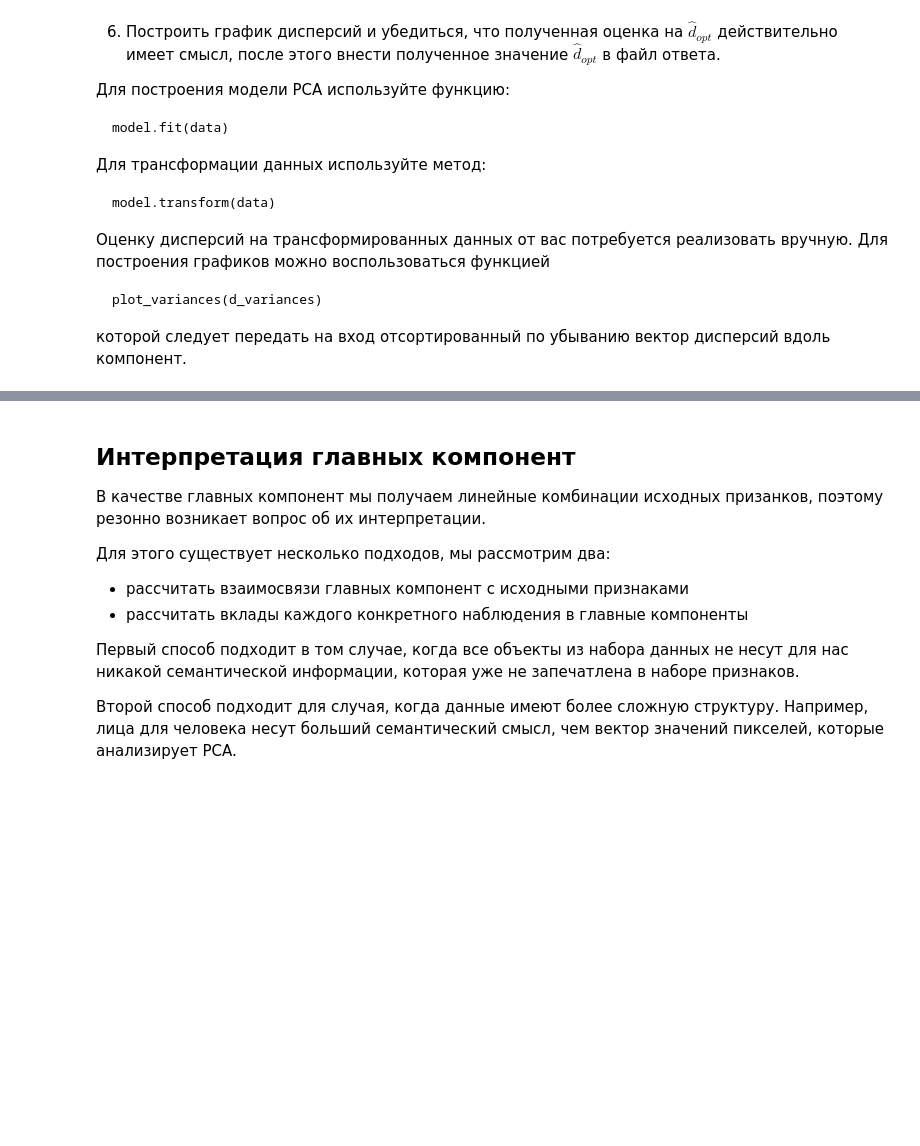
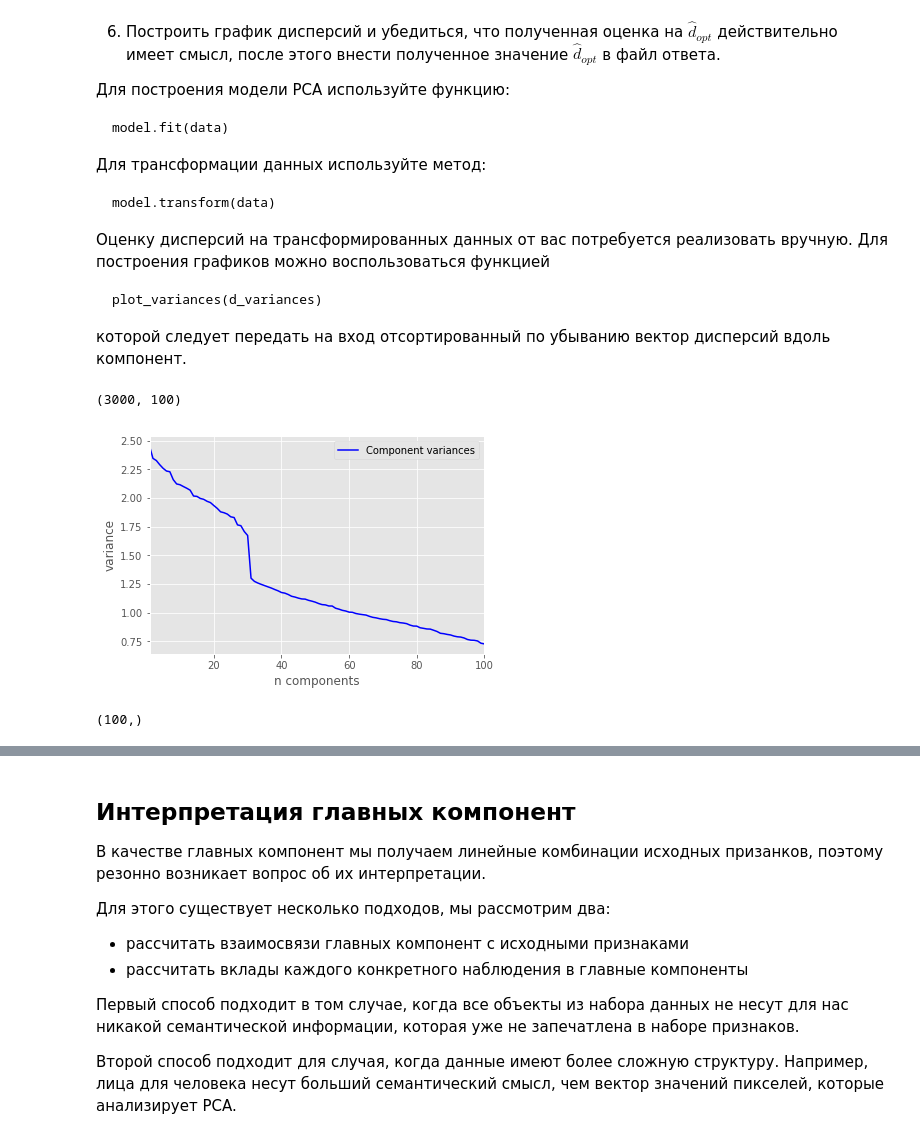
Before and after one commit to kcostya/mipt, a Jupyter notebook: unsupervised-learning/week-2-dimensionality/hw-1/PCA.ipynb, the cells around one changed output, grey strips where cells are left out. Cells and saved outputs as stored; diff of their text form; code cells hidden in the pictures; blank space fills up the shorter version.

```diff
--- a/unsupervised-learning/week-2-dimensionality/hw-1/PCA.ipynb
+++ b/unsupervised-learning/week-2-dimensionality/hw-1/PCA.ipynb
@@ -310,0 +308,23 @@ pass
+# %%
+data.shape
+# %% [output]
+(3000, 100)
+# %%
+model = PCA(n_components=data.shape[1])
+model.fit(data)
+components = model.transform(data)
+# %%
+d_variances = []
+for c in range(components.shape[1]):
+    component = components[:, c]
+    variance = np.var(component)
+    d_variances.append(variance)
+d_variances = np.array(d_variances)
+# %%
+plot_variances(d_variances)
+# %% [output]
+[figure, added]
+# %%
+d_variances.shape
+# %% [output]
+(100,)
```
Also changed, not shown: parts of 4 cells of this notebook, 1 other file.
